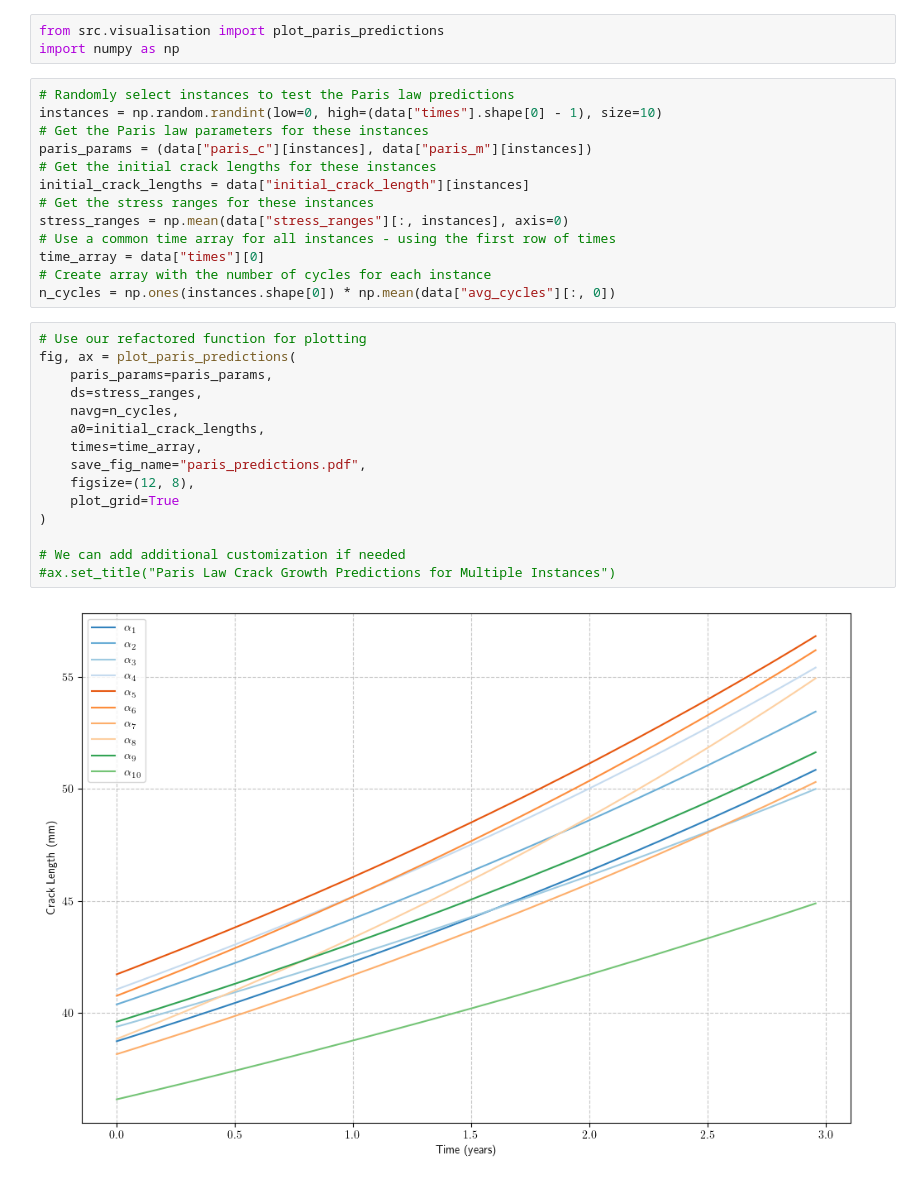
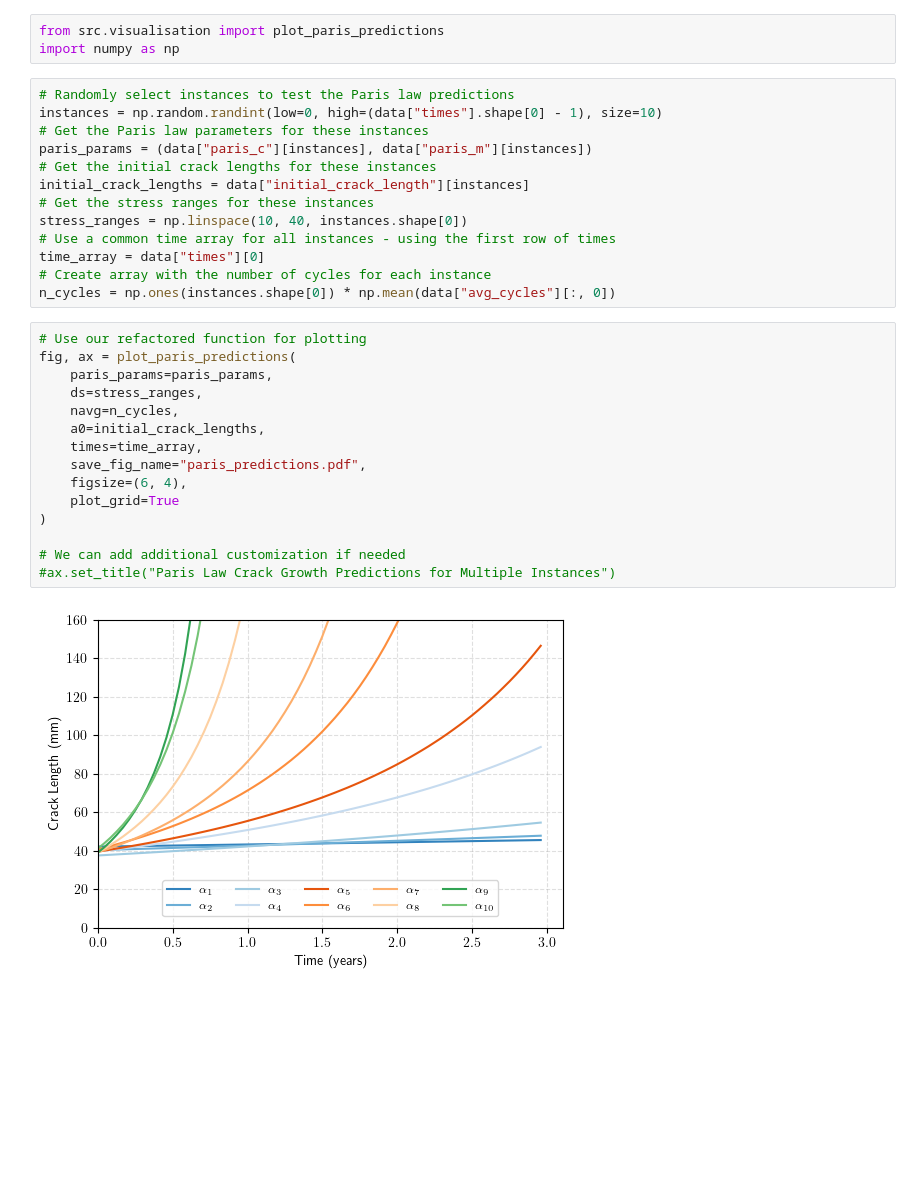
Before and after one commit to nsilionis/hierarchical-crack-growth-monitoring, a Jupyter notebook: notebooks/demo.ipynb, the cells around one changed output. Drawn from its saved outputs; the diff is of its cells as text; blank space fills up the shorter version.

```diff
--- a/notebooks/demo.ipynb
+++ b/notebooks/demo.ipynb
@@ -71,7 +71,7 @@ paris_params = (data["paris_c"][instances], data["paris_m"][instances])
 # Get the initial crack lengths for these instances
 initial_crack_lengths = data["initial_crack_length"][instances]
 # Get the stress ranges for these instances
-stress_ranges = np.mean(data["stress_ranges"][:, instances], axis=0)
+stress_ranges = np.linspace(10, 40, instances.shape[0])
 # Use a common time array for all instances - using the first row of times
 time_array = data["times"][0]
 # Create array with the number of cycles for each instance
@@ -79,19 +79,19 @@ n_cycles = np.ones(instances.shape[0]) * np.mean(data["avg_cycles"][:, 0])
 # %%
 # Use our refactored function for plotting
 fig, ax = plot_paris_predictions(
     paris_params=paris_params,
     ds=stress_ranges,
     navg=n_cycles,
     a0=initial_crack_lengths,
     times=time_array,
     save_fig_name="paris_predictions.pdf",
-    figsize=(12, 8),
+    figsize=(6, 4),
     plot_grid=True
 )
 
 # We can add additional customization if needed
 #ax.set_title("Paris Law Crack Growth Predictions for Multiple Instances")
 # %% [output]
-[figure, old version]
+[figure, new version]
 # %%
 # Let's also test a single prediction to understand what's going on
```
Also changed, not shown: parts of 5 cells of this notebook.
